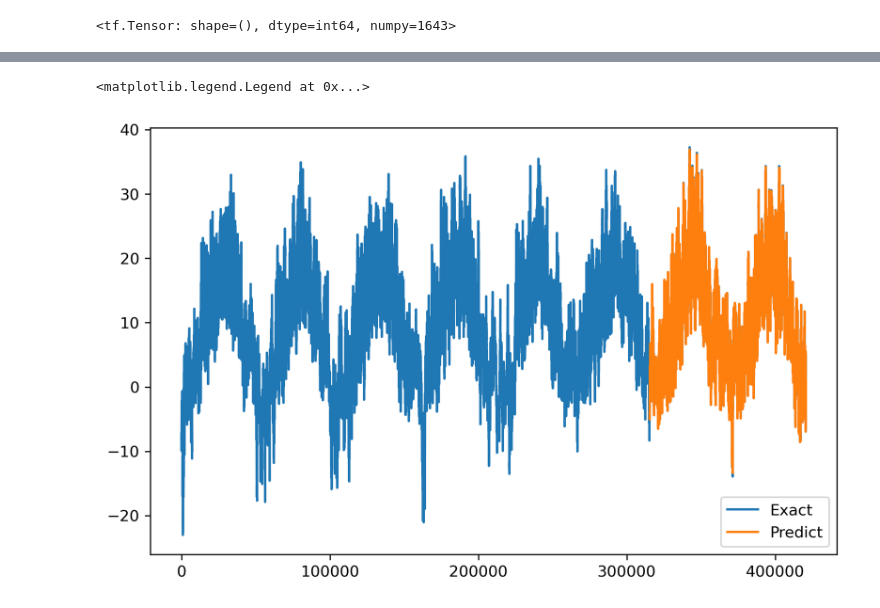
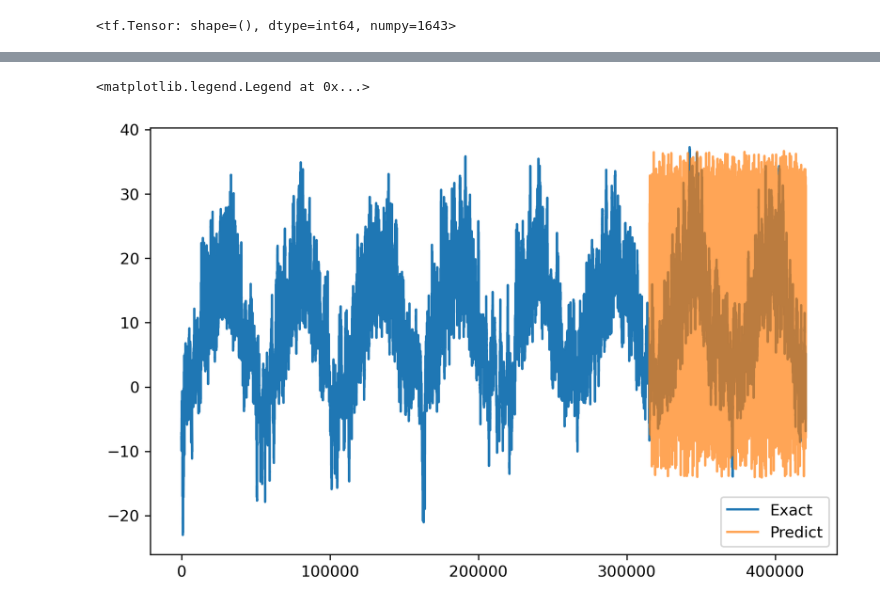
Before and after one commit to Pablo-Pomares/TempPredict, a Jupyter notebook: TempfromTemp.ipynb, the cells around one changed output, grey strips where cells are left out. Saved outputs shown, nothing was run; the diff lists cells and outputs as text; code cells hidden in the pictures.

```diff
--- a/TempfromTemp.ipynb
+++ b/TempfromTemp.ipynb
@@ -55,7 +55,7 @@ dt_train = keras.utils.timeseries_dataset_from_array(
     sequence_length=10,
     start_index=0,
     end_index=h,
-    shuffle=False
+    shuffle=True
 )
 dt_valid = keras.utils.timeseries_dataset_from_array(
     data=Y.iloc[:-10],
@@ -63,7 +63,7 @@ dt_valid = keras.utils.timeseries_dataset_from_array(
     sequence_length=10,
     start_index=h,
     end_index=h+q,
-    shuffle=False
+    shuffle=True
 )
 dt_test = keras.utils.timeseries_dataset_from_array(
     data=Y.iloc[:-10],
@@ -71,27 +71,17 @@ dt_test = keras.utils.timeseries_dataset_from_array(
     sequence_length=10,
     start_index=h+q,
     end_index=h+2*(q-5) - 1,
-    shuffle=False
+    shuffle=True
 )
-# train = list(dt_train.unbatch())
+train = list(dt_train.unbatch())
 # test = list(dt_test.unbatch())
 # valid = list(dt_valid.unbatch())
-# %%
-dt_train = keras.utils.timeseries_dataset_from_array(
-    data=Y.iloc[:-10],
-    targets=Y.iloc[10:],
-    sequence_length=10,
-    start_index=0,
-    end_index=h,
-    shuffle=False
-)
-train = list(dt_train.unbatch())
 # %%
 dt_train.cardinality()
 # %% [output]
 <tf.Tensor: shape=(), dtype=int64, numpy=1643>
 # %%
-filepath = "best_model1.hdf5"
+filepath = "best_model1Shuffle.hdf5"
 checkpoint = ModelCheckpoint(filepath, monitor='val_loss', verbose=1, save_best_only=True, mode='min')
 earlystop = EarlyStopping(monitor='val_loss', mode='min', restore_best_weights=True, patience=5, verbose=1)
 
@@ -157,8 +147,8 @@ test = model.predict(dt_test)
 # %%
 plt.figure(dpi=300, figsize=(8, 5))
 plt.plot(range(len(Y)), Y, label="Exact")
-plt.plot(range(len(Y))[h+q:h+2*(q-10)], test, label="Predict")
+plt.plot(range(len(Y))[h+q:h+2*(q-10)], test, label="Predict", alpha=0.7)
 plt.legend()
 # %% [output]
 <matplotlib.legend.Legend at 0x...>
-[figure, old version]
+[figure, new version]
```
Also changed, not shown: parts of 4 cells of this notebook, 2 other files.
